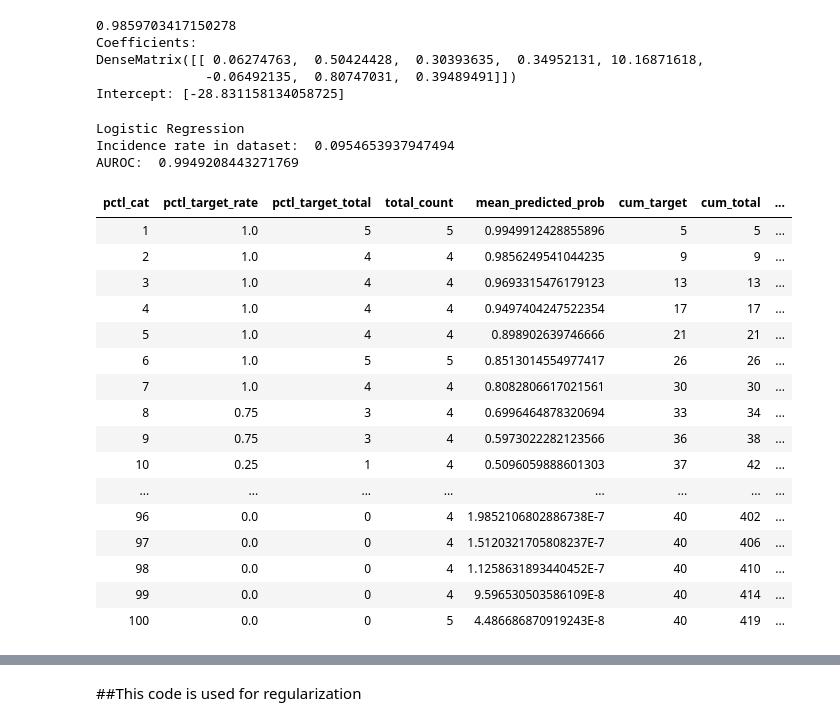
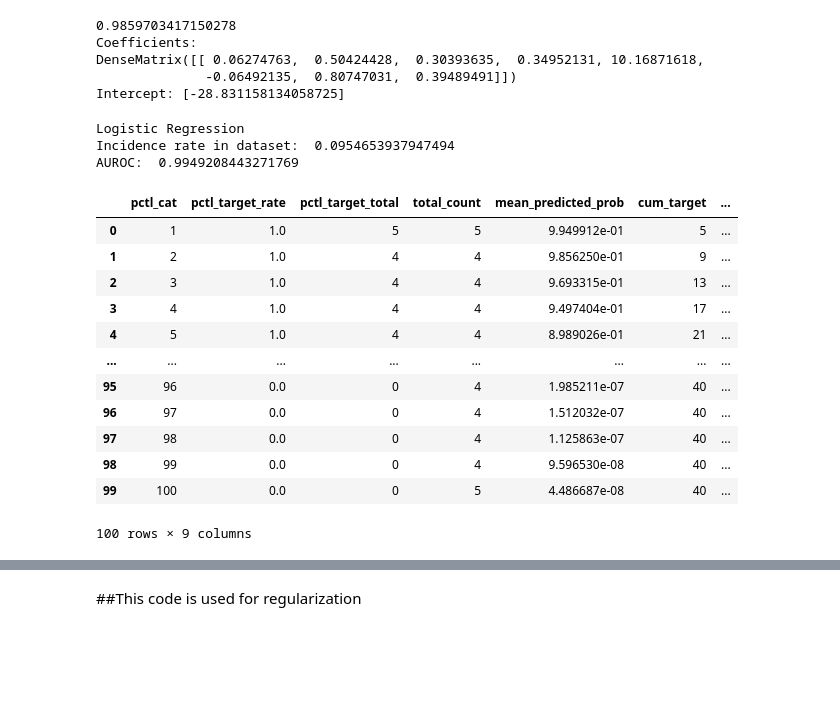
Before and after one commit to harpreetdaurka/uoflclasswork_pyspark, a Jupyter notebook: Class1_LogisticRegression_InsuranceExample.ipynb, the cells around one changed output, grey strips where cells are left out. Cells and saved outputs as stored; diff of their text form; code cells hidden in the pictures; blank space fills up the shorter version.

```diff
--- a/Class1_LogisticRegression_InsuranceExample.ipynb
+++ b/Class1_LogisticRegression_InsuranceExample.ipynb
@@ -9,0 +42,10 @@
+# %%
+# Initialize SparkSession
+from pyspark.sql import SparkSession
+spark = SparkSession.builder \
+    .master("local[*]") \
+    .config("spark.driver.host", "127.0.0.1") \
+    .config("spark.driver.bindAddress", "127.0.0.1") \
+    .appName("MedicalInsuranceRegression") \
+    .getOrCreate()
+print("SparkSession initialized.")
@@ -33,0 +62,5 @@ display(medins_chrgs.summary())
+# %%
+medins_chrgs = spark.read.csv('/content/drive/MyDrive/UofLClasswork/Datasets/medinsurance_linearreg_class1.csv', header=True, inferSchema=True)
+
+#Show basic summary stats
+display(medins_chrgs.summary())
@@ -212,19 +247,14 @@ def get_model_stats(print_lable,dataset,evaluator,mbr_id,target):
   print('Incidence rate in dataset: ',inc_rate)
   print('AUROC: ',AUROC)
 
+  # Directly get the probability of the positive class (index 1) from the 'probability' vector column.
+  # LogisticRegression models in SparkML output a 'probability' vector where the second element is P(class=1).
+  from pyspark.ml.functions import vector_to_array
+  df_plot_tmp = dataset.withColumn(
+      'prob_score',
+      vector_to_array(col('probability'))[1]
+  )
 
-  def mbr_prob1(prob_vec):
-    return float(prob_vec[1]) #Get the second value from probability vector of the prediction since that is probability of target 1
-  def mbr_prob2(rawp_vec):
-    prob_vec = np.exp(rawp_vector)/(1+ np.exp(rawp_vec)) #this is the same as the logit function e**x/1+e**x
-    return float(prob_vec[1])
-  get_prob_1= udf(mbr_prob1, FloatType())
-  get_prob_2= udf(mbr_prob2, FloatType())
-
-  try:
-    df_plot_tmp = dataset.withColumn('prob_score', get_prob_1('probability'))
-  except:
-    df_plot_tmp = dataset.withColumn('prob_score', get_prob_2('rawPrediction'))
   df_reg1=(df_plot_tmp.select(mbr_id,"rawPrediction","probability","prob_score",target))
 
   #Create Percentiles based on the predicted probability
@@ -256,28 +286,24 @@ def get_model_stats(print_lable,dataset,evaluator,mbr_id,target):
   return cum_sum
 # %%
 cump_cap_details = get_model_stats("Logistic Regression",predict_test,eval,"row_num","top10_trgt")
-display(cump_cap_details)
+display(cump_cap_details.toPandas())
 # %% [output]
 Logistic Regression
 Incidence rate in dataset:  0.0954653937947494
 AUROC:  0.9949208443271769
-| pctl_cat | pctl_target_rate | pctl_target_total | total_count | mean_predicted_prob | cum_target | cum_total | ... |
-| 1 | 1.0 | 5 | 5 | 0.9949912428855896 | 5 | 5 | ... |
-| 2 | 1.0 | 4 | 4 | 0.9856249541044235 | 9 | 9 | ... |
-| 3 | 1.0 | 4 | 4 | 0.9693315476179123 | 13 | 13 | ... |
-| 4 | 1.0 | 4 | 4 | 0.9497404247522354 | 17 | 17 | ... |
-| 5 | 1.0 | 4 | 4 | 0.898902639746666 | 21 | 21 | ... |
-| 6 | 1.0 | 5 | 5 | 0.8513014554977417 | 26 | 26 | ... |
-| 7 | 1.0 | 4 | 4 | 0.8082806617021561 | 30 | 30 | ... |
-| 8 | 0.75 | 3 | 4 | 0.6996464878320694 | 33 | 34 | ... |
-| 9 | 0.75 | 3 | 4 | 0.5973022282123566 | 36 | 38 | ... |
-| 10 | 0.25 | 1 | 4 | 0.5096059888601303 | 37 | 42 | ... |
+|  | pctl_cat | pctl_target_rate | pctl_target_total | total_count | mean_predicted_prob | cum_target | ... |
+| 0 | 1 | 1.0 | 5 | 5 | 9.949912e-01 | 5 | ... |
+| 1 | 2 | 1.0 | 4 | 4 | 9.856250e-01 | 9 | ... |
+| 2 | 3 | 1.0 | 4 | 4 | 9.693315e-01 | 13 | ... |
+| 3 | 4 | 1.0 | 4 | 4 | 9.497404e-01 | 17 | ... |
+| 4 | 5 | 1.0 | 4 | 4 | 8.989026e-01 | 21 | ... |
 | ... | ... | ... | ... | ... | ... | ... | ... |
-| 96 | 0.0 | 0 | 4 | 1.9852106802886738E-7 | 40 | 402 | ... |
-| 97 | 0.0 | 0 | 4 | 1.5120321705808237E-7 | 40 | 406 | ... |
-| 98 | 0.0 | 0 | 4 | 1.1258631893440452E-7 | 40 | 410 | ... |
-| 99 | 0.0 | 0 | 4 | 9.596530503586109E-8 | 40 | 414 | ... |
-| 100 | 0.0 | 0 | 5 | 4.486686870919243E-8 | 40 | 419 | ... |
+| 95 | 96 | 0.0 | 0 | 4 | 1.985211e-07 | 40 | ... |
+| 96 | 97 | 0.0 | 0 | 4 | 1.512032e-07 | 40 | ... |
+| 97 | 98 | 0.0 | 0 | 4 | 1.125863e-07 | 40 | ... |
+| 98 | 99 | 0.0 | 0 | 4 | 9.596530e-08 | 40 | ... |
+| 99 | 100 | 0.0 | 0 | 5 | 4.486687e-08 | 40 | ... |
+100 rows × 9 columns
 # %%
 # Create a glm with binomial and logit to mimic logictic regression
 from pyspark.ml.regression import GeneralizedLinearRegression
```
Also changed, not shown: parts of 9 cells of this notebook.
